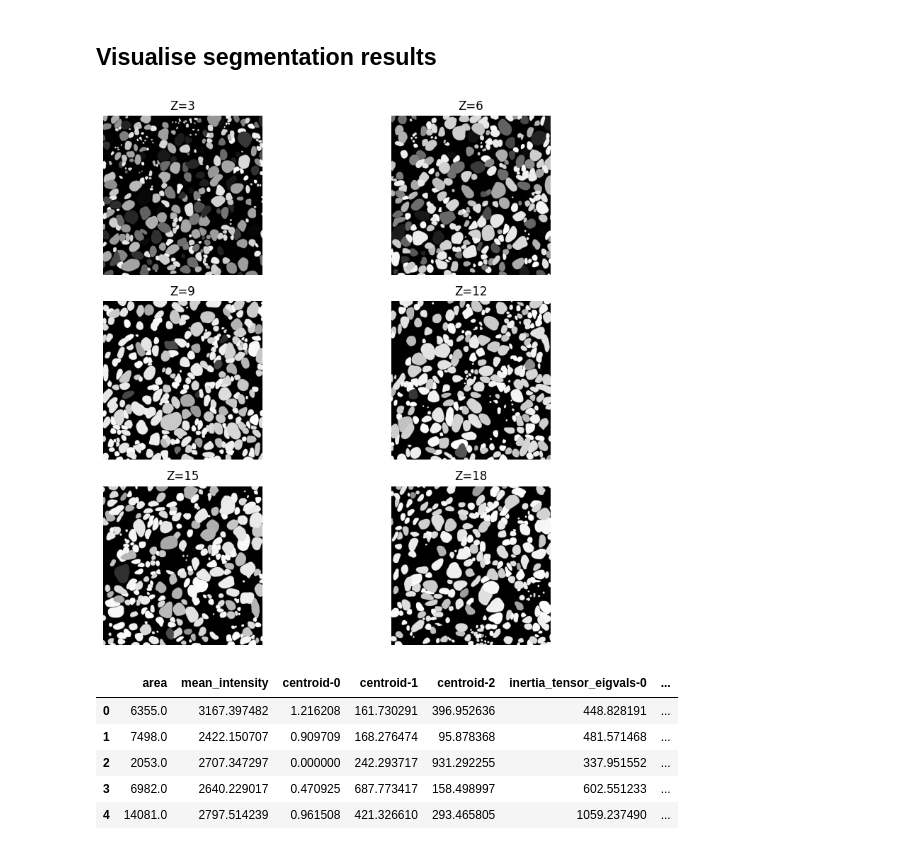
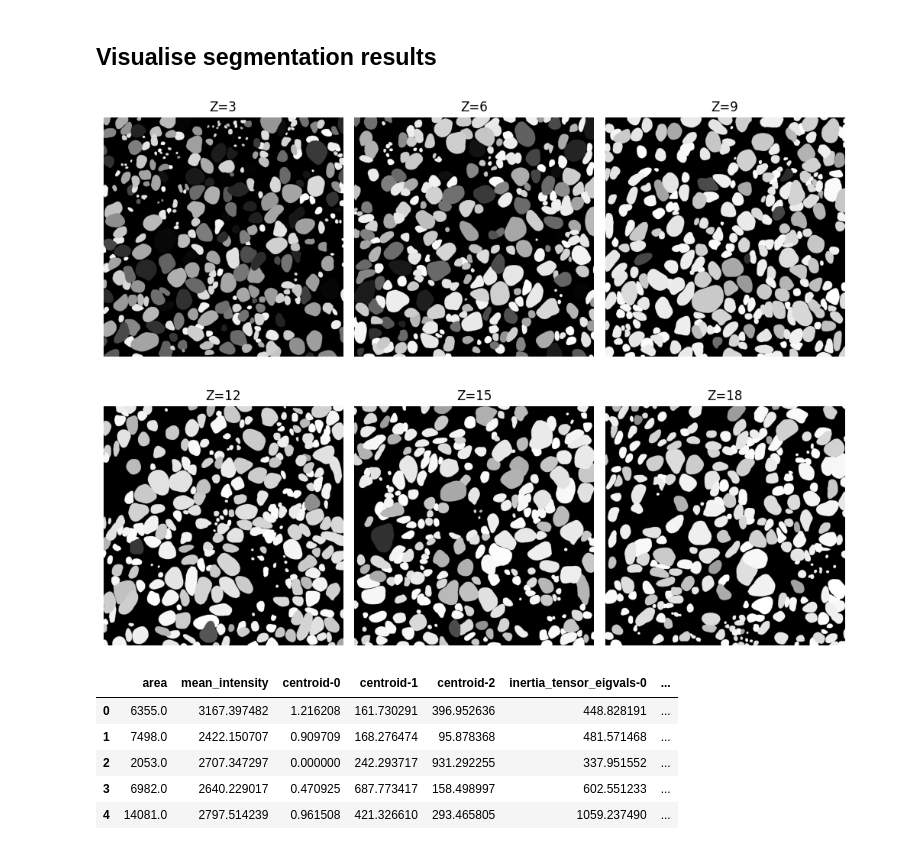
Before and after one commit to dbekat/clearing-efficacy, a Jupyter notebook: unified_analysis.ipynb, the cells around one changed output. Drawn from its saved outputs; the diff is of its cells as text; code cells hidden in the pictures.

```diff
--- a/unified_analysis.ipynb
+++ b/unified_analysis.ipynb
@@ -310,35 +393,35 @@ Max objects in single slice: 331
 # %%
 # display some z slices to display the data throughout
 
-fig, axs = plt.subplots(3, 2, figsize=(10, 8))
+fig, axs = plt.subplots(2, 3, figsize=(10, 8))
 
 axs[0, 0].imshow(segmentation_3d[int(segmentation_3d.shape[0] / 7),], cmap='gray')
 axs[0, 0].set_title(f'Z={int(segmentation_3d.shape[0] / 7)}')
 axs[0, 0].axis('off')
 
 axs[0, 1].imshow(segmentation_3d[int(2 * segmentation_3d.shape[0] / 7),], cmap='gray')
 axs[0, 1].set_title(f'Z={int(2 * segmentation_3d.shape[0] / 7)}')
 axs[0, 1].axis('off')
 
-axs[1, 0].imshow(segmentation_3d[int(3 * segmentation_3d.shape[0] / 7),], cmap='gray')
-axs[1, 0].set_title(f'Z={int(3 * segmentation_3d.shape[0] / 7)}')
+axs[0, 2].imshow(segmentation_3d[int(3 * segmentation_3d.shape[0] / 7),], cmap='gray')
+axs[0, 2].set_title(f'Z={int(3 * segmentation_3d.shape[0] / 7)}')
+axs[0, 2].axis('off')
+
+axs[1, 0].imshow(segmentation_3d[int(4 * segmentation_3d.shape[0] / 7),], cmap='gray')
+axs[1, 0].set_title(f'Z={int(4 * segmentation_3d.shape[0] / 7)}')
 axs[1, 0].axis('off')
 
-axs[1, 1].imshow(segmentation_3d[int(4 * segmentation_3d.shape[0] / 7),], cmap='gray')
-axs[1, 1].set_title(f'Z={int(4 * segmentation_3d.shape[0] / 7)}')
+axs[1, 1].imshow(segmentation_3d[int(5 * segmentation_3d.shape[0] / 7),], cmap='gray')
+axs[1, 1].set_title(f'Z={int(5 * segmentation_3d.shape[0] / 7)}')
 axs[1, 1].axis('off')
 
-axs[2, 0].imshow(segmentation_3d[int(5 * segmentation_3d.shape[0] / 7),], cmap='gray')
-axs[2, 0].set_title(f'Z={int(5 * segmentation_3d.shape[0] / 7)}')
-axs[2, 0].axis('off')
-
-axs[2, 1].imshow(segmentation_3d[int(6 * segmentation_3d.shape[0] / 7),], cmap='gray')
-axs[2, 1].set_title(f'Z={int(6 * segmentation_3d.shape[0] / 7)}')
-axs[2, 1].axis('off')
+axs[1, 2].imshow(segmentation_3d[int(6 * segmentation_3d.shape[0] / 7),], cmap='gray')
+axs[1, 2].set_title(f'Z={int(6 * segmentation_3d.shape[0] / 7)}')
+axs[1, 2].axis('off')
 
 plt.tight_layout()
 # %% [output]
-[figure, old version]
+[figure, new version]
 # %%
 nuclei_props = measure.regionprops_table(segmentation_3d.astype(np.int64), im_nuclear, properties=['area', 'mean_intensity','centroid', 'inertia_tensor_eigvals', 'bbox'])  # uses a function to measure the properties of each nuclei detected
 nuclei_props['Imaging depth'] = nuclei_props['centroid-0'] * z_res
```
Also changed, not shown: parts of 9 cells of this notebook.
